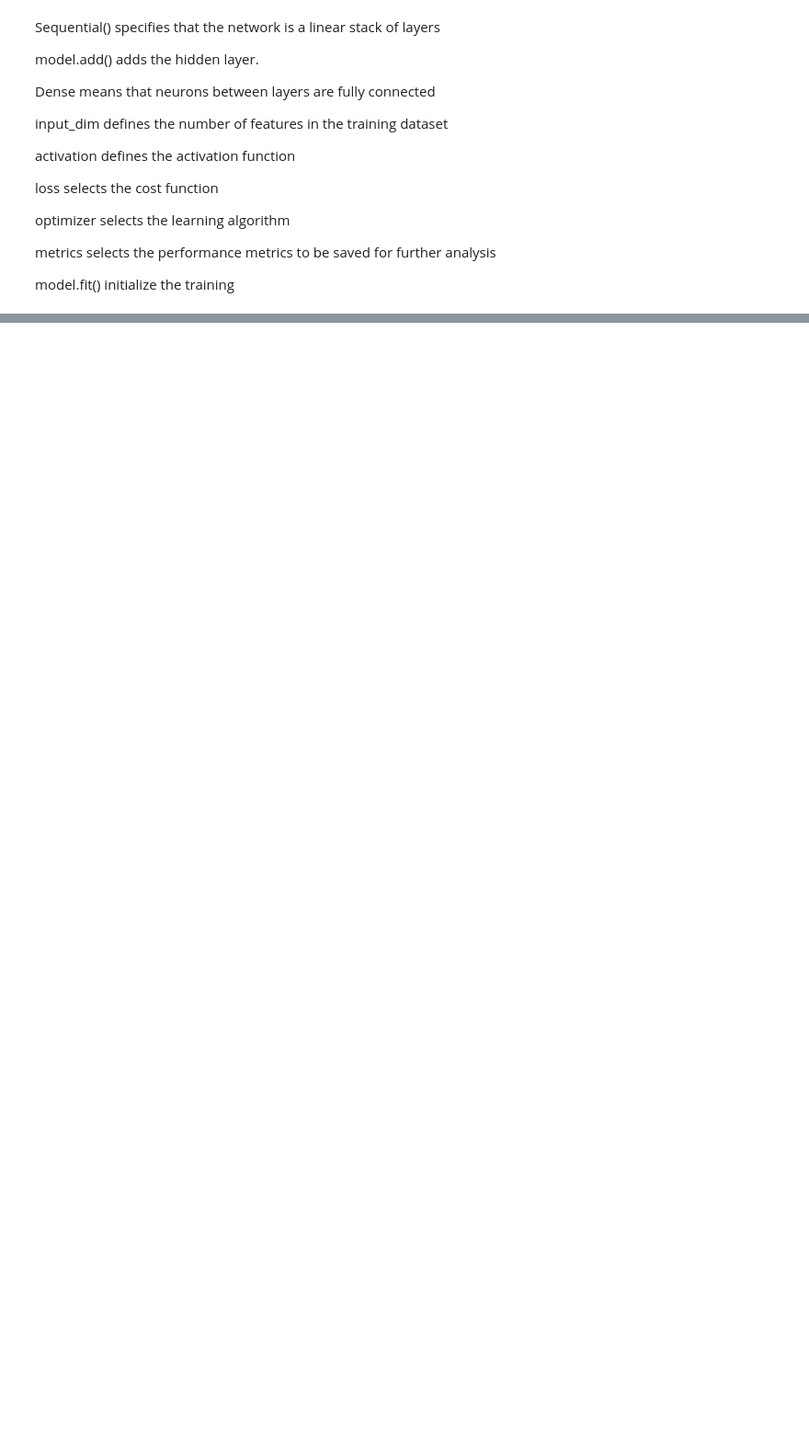
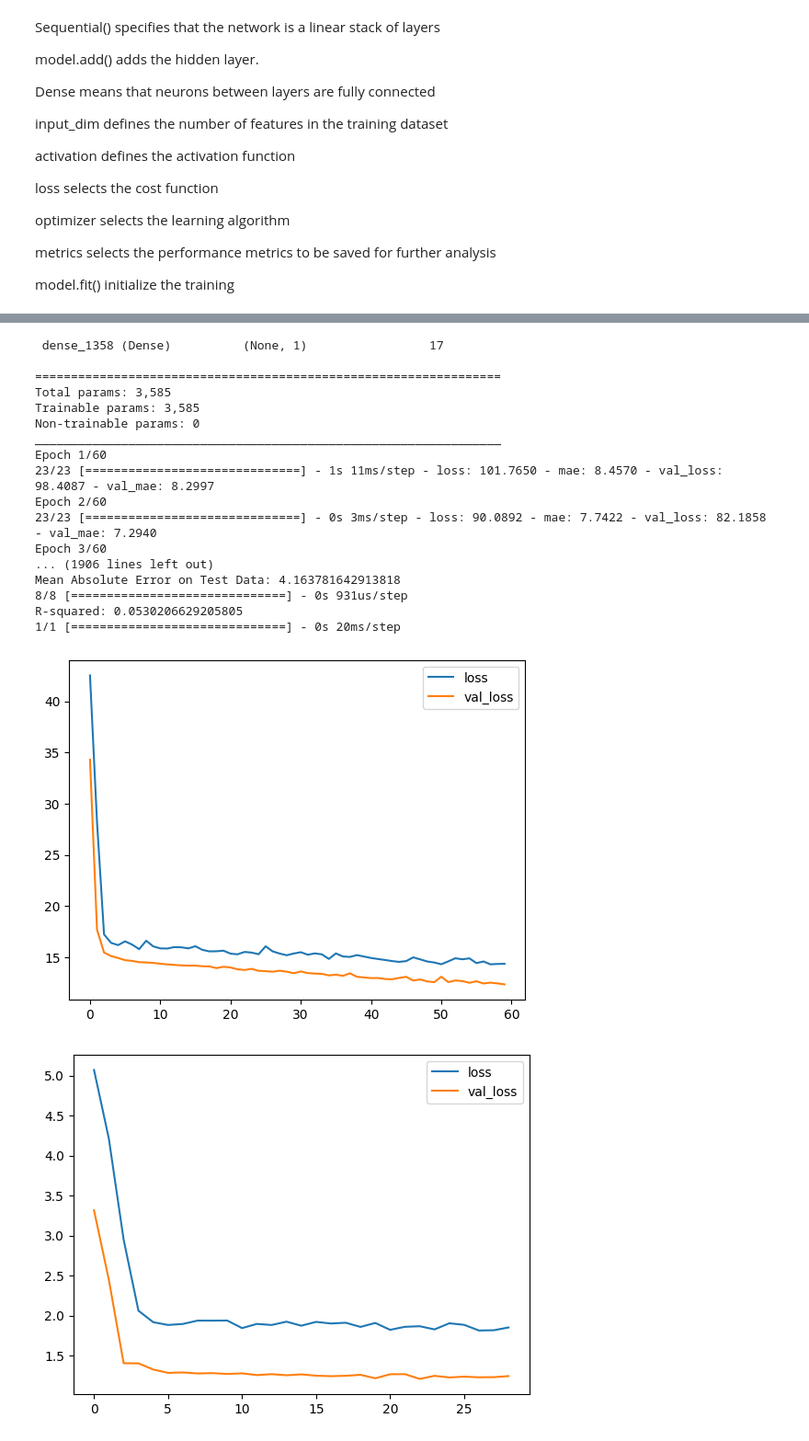
Before and after one commit to okkesd/Gdz-Elektrik-Datathon, a Jupyter notebook: main.ipynb, the cells around one changed output, grey strips where cells are left out. Shown at 92% size. Drawn from its saved outputs; the diff is of its cells as text; code cells hidden in the pictures; blank space fills up the shorter version.

Commit message:
nn model gelistirmesi ve model akordu

```diff
--- a/main.ipynb
+++ b/main.ipynb
@@ -897,25 +850,35 @@ for ilce in ilceler:
 
     X_train, X_test, y_train, y_test = train_test_split(X, y, test_size=0.2, random_state=53)
 
+    model = tf.keras.Sequential([
+        # tf.keras.layers.Flatten(input_shape=(len(features))),
+        tf.keras.layers.Dense(64, activation='relu',input_shape=(len(features),)),
+        tf.keras.layers.Dropout(0.1),
+        tf.keras.layers.Dense(32, activation='relu'),
+        tf.keras.layers.Dropout(0.1),
+        tf.keras.layers.Dense(16, activation='relu'),
+        tf.keras.layers.Dense(1)
+    ])
+
     # model = tf.keras.Sequential([
-    #     tf.keras.layers.Dense(64, activation='relu', input_shape=(len(features),)),
-    #     tf.keras.layers.Dense(64, activation='relu'),
-    #     tf.keras.layers.Dense(1)
+    # tf.keras.layers.Dense(128, activation='relu', input_shape=(len(features),)),
+    # tf.keras.layers.Dropout(0.2),
+    # tf.keras.layers.Dense(64, activation='relu'),
+    # tf.keras.layers.Dense(1)
     # ])
-
-    model = tf.keras.Sequential([
-    tf.keras.layers.Dense(128, activation='relu', input_shape=(len(features),)),
-    tf.keras.layers.Dropout(0.2),
-    tf.keras.layers.Dense(64, activation='relu'),
-    tf.keras.layers.Dense(1)
-    ])
+    model.summary()
 
 
     model.compile(optimizer='adam',
                 loss='mean_squared_error',
                 metrics=['mae'])
 
-    model.fit(X_train, y_train, epochs=50, batch_size=32, validation_split=0.2)
+    earlystopping = callbacks.EarlyStopping(monitor="val_loss",
+                                        mode="min",
+                                        patience=6,
+                                        restore_best_weights=True)
+
+    losses = model.fit(X_train, y_train, epochs=60, batch_size=32, validation_split=0.2, callbacks=[earlystopping])
 
     loss, mae = model.evaluate(X_test, y_test)
     print("Mean Absolute Error on Test Data:", mae)
@@ -925,10 +888,13 @@ for ilce in ilceler:
     r2 = r2_score(y_test, predictions)
     print("R-squared:", r2)
 
+    loss_df = pd.DataFrame(losses.history)
+    loss_df.loc[:,['loss','val_loss']].plot()
+
     predictions_new = model.predict(feature_test)
     predictions_new = np.round(predictions_new).astype(int)
     df_test['bildirimsiz_sum'] = predictions_new
-    df_test.to_csv('test_with_predictions.csv', index=False)
+    # df_test.to_csv('test_with_predictions.csv', index=False)
 
     df_test.rename(columns={'Ilce': 'ilce'}, inplace=True)
     df_test.rename(columns={'Tarih': 'tarih'}, inplace=True)
@@ -955,0 +922,19 @@ R-squared: 0.06810840224454573
+ dense_1358 (Dense)          (None, 1)                 17
+
+=================================================================
+Total params: 3,585
+Trainable params: 3,585
+Non-trainable params: 0
+_________________________________________________________________
+Epoch 1/60
+23/23 [==============================] - 1s 11ms/step - loss: 101.7650 - mae: 8.4570 - val_loss: 98.4087 - val_mae: 8.2997
+Epoch 2/60
+23/23 [==============================] - 0s 3ms/step - loss: 90.0892 - mae: 7.7422 - val_loss: 82.1858 - val_mae: 7.2940
+Epoch 3/60
+... (1906 lines left out)
+Mean Absolute Error on Test Data: 4.163781642913818
+8/8 [==============================] - 0s 931us/step
+R-squared: 0.0530206629205805
+1/1 [==============================] - 0s 20ms/step
+[figure, added]
+[figure, added]
```
Also changed, not shown: parts of 7 cells of this notebook.
